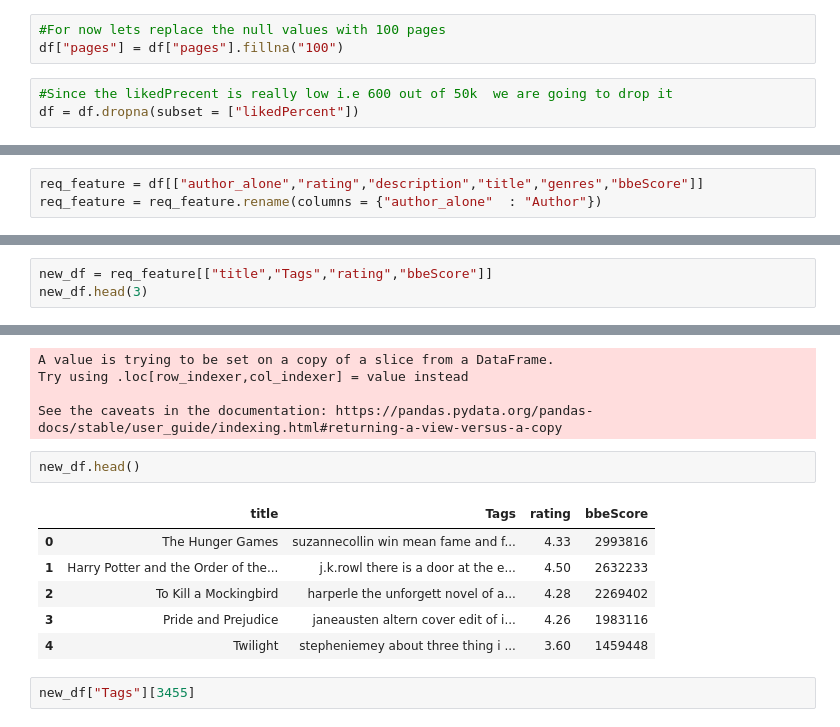
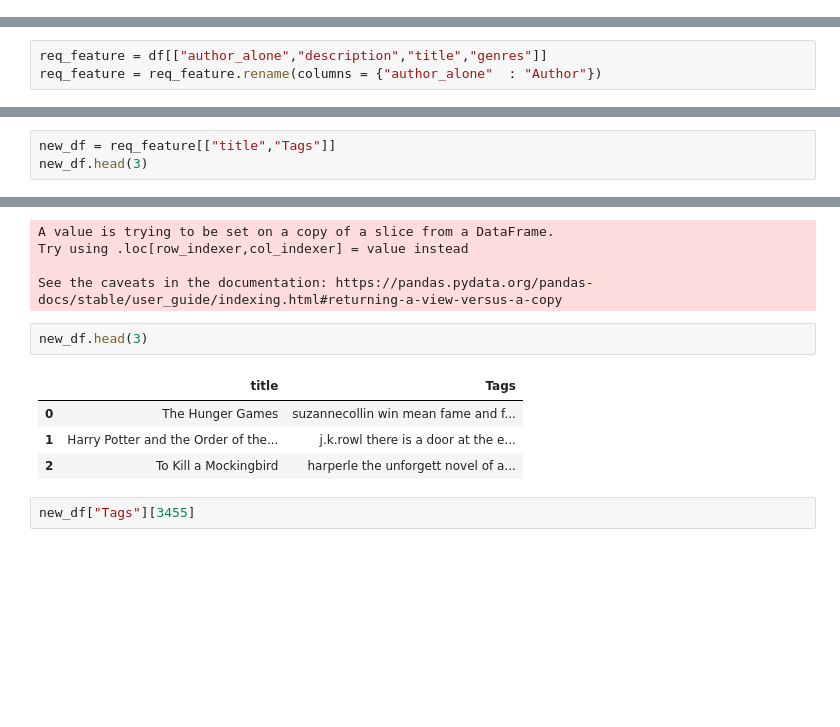
Before and after one commit to RithikDatascientist/Book_recommendation_system, a Jupyter notebook: Books_recommendation_model.ipynb, the cells around one changed output, grey strips where cells are left out. Drawn from its saved outputs; the diff is of its cells as text; blank space fills up the shorter version.

```diff
--- a/Books_recommendation_model.ipynb
+++ b/Books_recommendation_model.ipynb
@@ -107,9 +111,3 @@ df["language"] = df["language"].fillna("Unknow")
-# %%
-#For now lets replace the null values with 100 pages
-df["pages"] = df["pages"].fillna("100")
-# %%
-#Since the likedPrecent is really low i.e 600 out of 50k  we are going to drop it
-df = df.dropna(subset = ["likedPercent"])
 # %%
 print(df.isna().sum())
 # %% [output]
@@ -371,5 +338,5 @@ Index(['title', 'author', 'rating', 'description', 'language', 'genres',
 # %%
-req_feature = df[["author_alone","rating","description","title","genres","bbeScore"]]
+req_feature = df[["author_alone","description","title","genres"]]
 req_feature = req_feature.rename(columns = {"author_alone"  : "Author"})
 # %%
 req_feature["genres"] = req_feature["genres"].apply(lambda x:x.split(","))
@@ -403,6 +368,6 @@ req_feature.head(3)
 # %%
 req_feature["Tags"] = req_feature["Tags"].apply(lambda x: " ".join(x))
 # %%
-new_df = req_feature[["title","Tags","rating","bbeScore"]]
+new_df = req_feature[["title","Tags"]]
 new_df.head(3)
 # %% [output]
@@ -449,14 +414,12 @@ Try using .loc[row_indexer,col_indexer] = value instead
 
 See the caveats in the documentation: https://pandas.pydata.org/pandas-docs/stable/user_guide/indexing.html#returning-a-view-versus-a-copy
 # %%
-new_df.head()
+new_df.head(3)
 # %% [output]
-|  | title | Tags | rating | bbeScore |
-| 0 | The Hunger Games | suzannecollin win mean fame and f... | 4.33 | 2993816 |
-| 1 | Harry Potter and the Order of the... | j.k.rowl there is a door at the e... | 4.50 | 2632233 |
-| 2 | To Kill a Mockingbird | harperle the unforgett novel of a... | 4.28 | 2269402 |
-| 3 | Pride and Prejudice | janeausten altern cover edit of i... | 4.26 | 1983116 |
-| 4 | Twilight | stepheniemey about three thing i ... | 3.60 | 1459448 |
+|  | title | Tags |
+| 0 | The Hunger Games | suzannecollin win mean fame and f... |
+| 1 | Harry Potter and the Order of the... | j.k.rowl there is a door at the e... |
+| 2 | To Kill a Mockingbird | harperle the unforgett novel of a... |
 # %%
 new_df["Tags"][3455]
 # %% [output]
```
Also changed, not shown: parts of 48 cells of this notebook, 5 other files.
